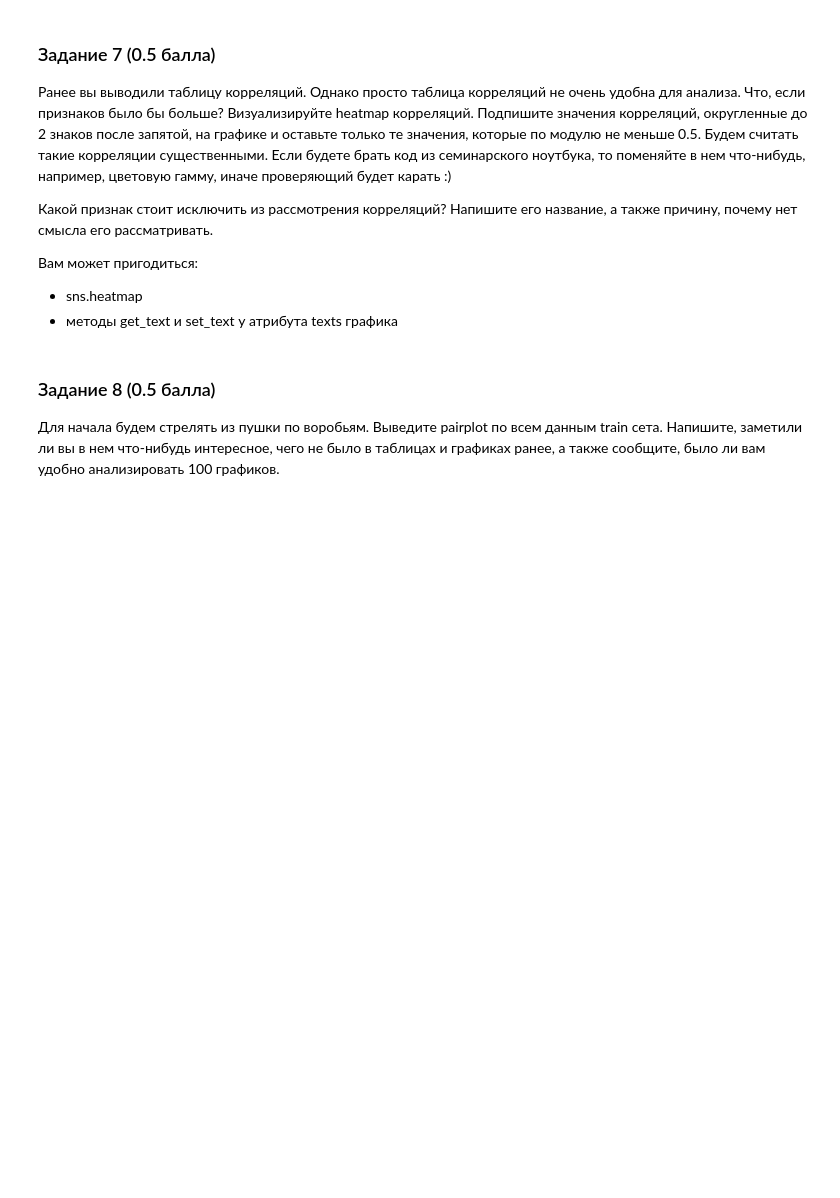
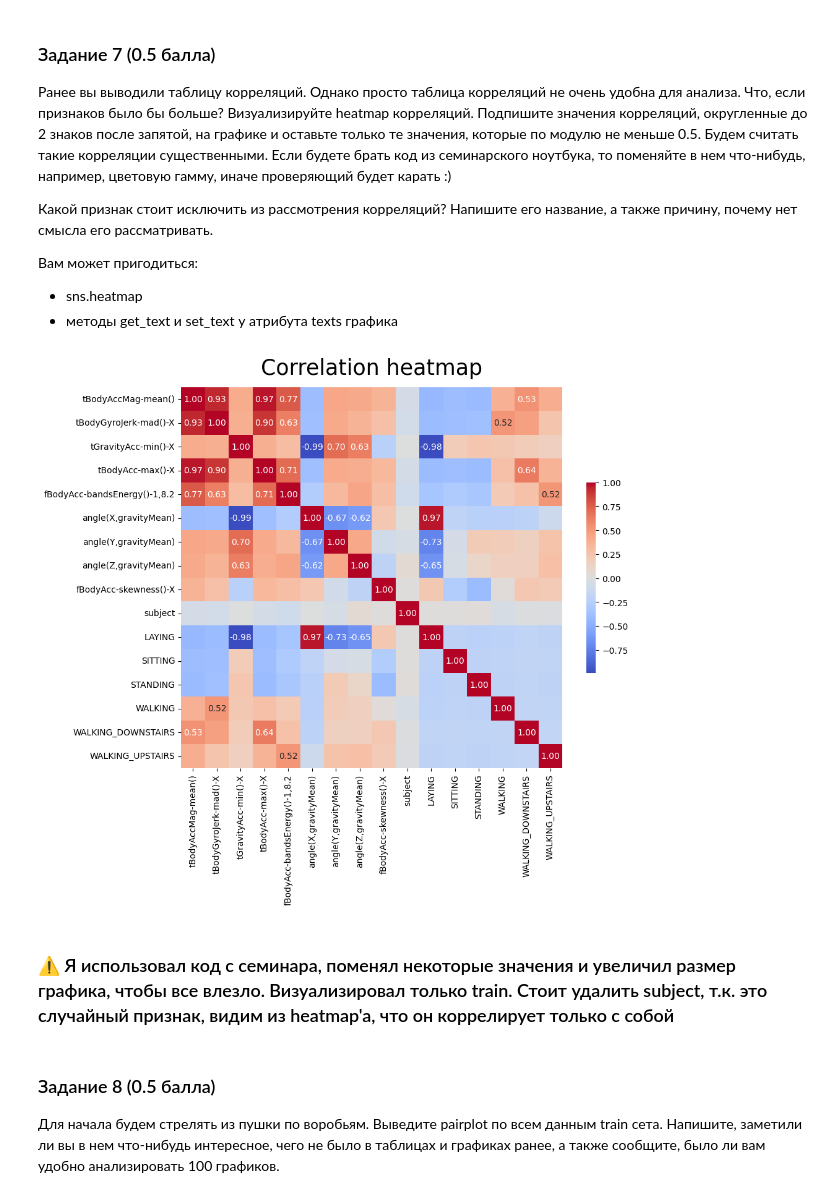
Before and after one commit to ArsenySal/ML-1-data-mining-minor-, a Jupyter notebook: hw/hw03_eda.ipynb, the cells around one changed output. Cells and saved outputs as stored; diff of their text form; code cells hidden in the pictures; blank space fills up the shorter version.

```diff
--- a/hw/hw03_eda.ipynb
+++ b/hw/hw03_eda.ipynb
@@ -345,3 +364,20 @@ plt.barh([1, 2, 3, 4, 5], [1, 2, 3, 4, 5])
+# %%
+fig = plt.figure(figsize=(10, 8)) # задаем размер
+
+ax = sns.heatmap(test.corr(), cmap=sns.color_palette("coolwarm", as_cmap=True), annot=True, fmt='0.2f', square=True, cbar_kws={"shrink": 0.5}) # поменял размер цветовой шкалы, задал square=True и цветовую шкалу
+ax.set_title('Correlation heatmap', fontsize=25, y=1.02)
+
+for t in ax.texts:
+    if float(t.get_text())>=0.5 or float(t.get_text())<=-0.5:
+        t.set_text(t.get_text())
+    else:
+        t.set_text("")
+
+plt.show()
+# %% [output]
+[figure, added]
+# %% [markdown]
+### ⚠️ Я использовал код с семинара, поменял некоторые значения и увеличил размер графика, чтобы все влезло. Визуализировал только train. Стоит удалить subject, т.к. это случайный признак, видим из heatmap'a, что он коррелирует только с собой
 # %% [markdown]
 ### Задание 8 (0.5 балла)
 
```
Also changed, not shown: parts of 7 cells of this notebook.
